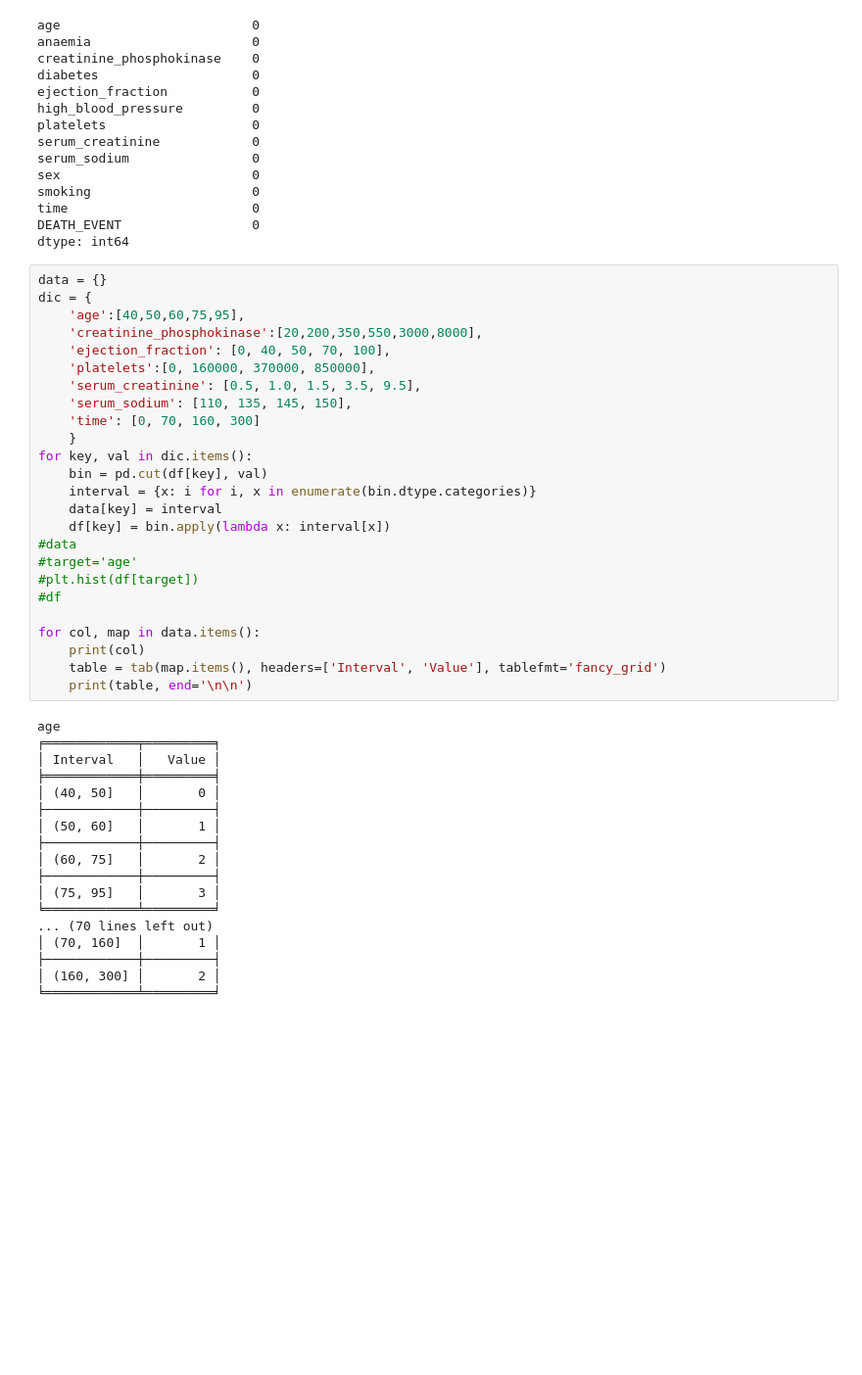
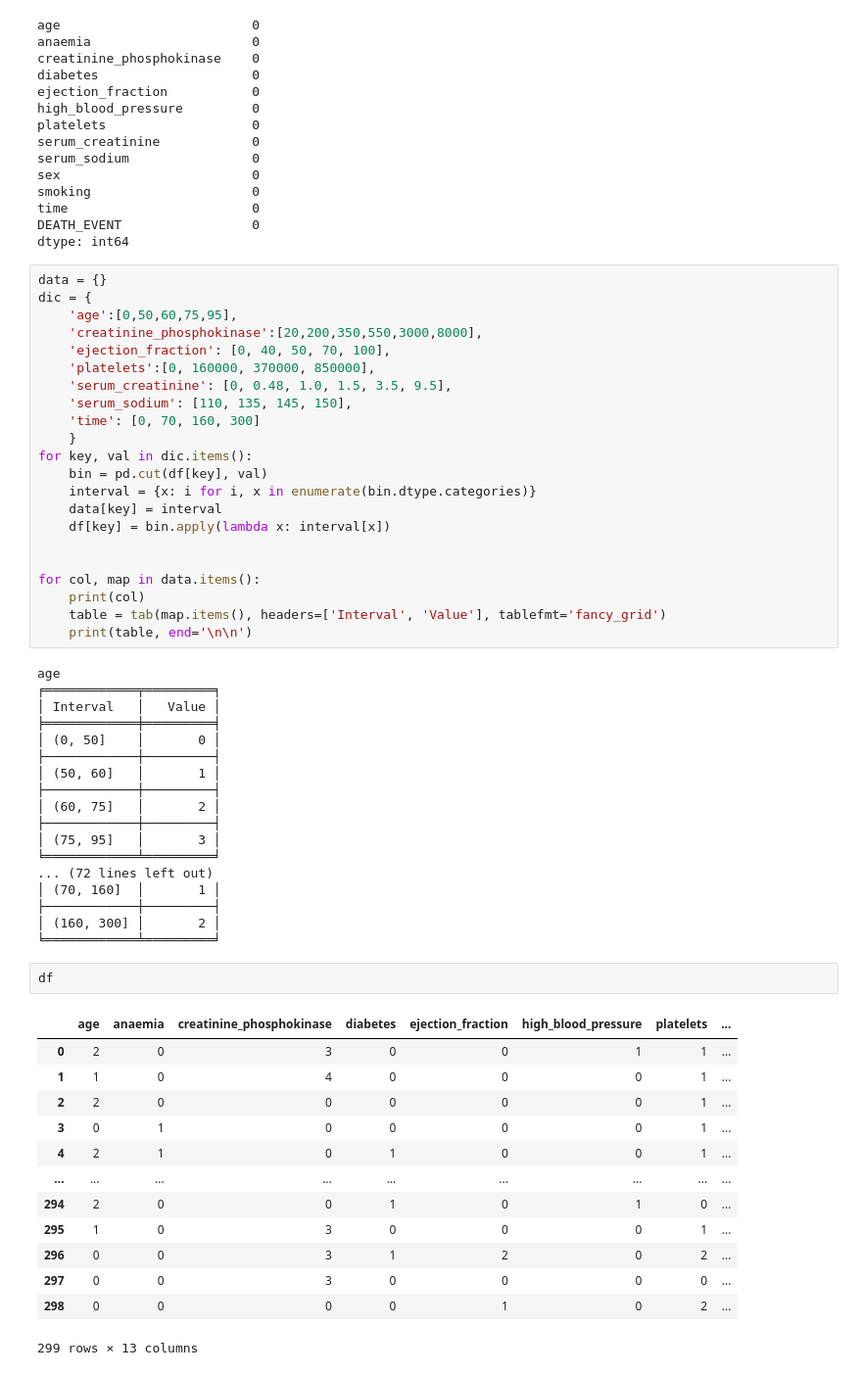
Before and after one commit to PtrTella/BayesianNetwork, a Jupyter notebook: CLASSIFY.ipynb, the cells around one changed output. Shown at 98% size. Saved outputs shown, nothing was run; the diff lists cells and outputs as text; blank space fills up the shorter version.

```diff
--- a/CLASSIFY.ipynb
+++ b/CLASSIFY.ipynb
@@ -89,11 +90,11 @@ dtype: int64
 # %%
 data = {}
 dic = {
-    'age':[40,50,60,75,95],
+    'age':[0,50,60,75,95],
     'creatinine_phosphokinase':[20,200,350,550,3000,8000],
     'ejection_fraction': [0, 40, 50, 70, 100],
     'platelets':[0, 160000, 370000, 850000],
-    'serum_creatinine': [0.5, 1.0, 1.5, 3.5, 9.5],
+    'serum_creatinine': [0, 0.48, 1.0, 1.5, 3.5, 9.5],
     'serum_sodium': [110, 135, 145, 150],
     'time': [0, 70, 160, 300]
     }
@@ -102,10 +103,7 @@ for key, val in dic.items():
     interval = {x: i for i, x in enumerate(bin.dtype.categories)}
     data[key] = interval
     df[key] = bin.apply(lambda x: interval[x])
-#data
-#target='age'
-#plt.hist(df[target])
-#df
+
 
 for col, map in data.items():
     print(col)
@@ -116,7 +114,7 @@ age
 ╒════════════╤═════════╕
 │ Interval   │   Value │
 ╞════════════╪═════════╡
-│ (40, 50]   │       0 │
+│ (0, 50]    │       0 │
 ├────────────┼─────────┤
 │ (50, 60]   │       1 │
 ├────────────┼─────────┤
@@ -124,8 +122,24 @@ age
 ├────────────┼─────────┤
 │ (75, 95]   │       3 │
 ╘════════════╧═════════╛
-... (70 lines left out)
+... (72 lines left out)
 │ (70, 160]  │       1 │
 ├────────────┼─────────┤
 │ (160, 300] │       2 │
 ╘════════════╧═════════╛
+# %%
+df
+# %% [output]
+|  | age | anaemia | creatinine_phosphokinase | diabetes | ejection_fraction | high_blood_pressure | platelets | ... |
+| 0 | 2 | 0 | 3 | 0 | 0 | 1 | 1 | ... |
+| 1 | 1 | 0 | 4 | 0 | 0 | 0 | 1 | ... |
+| 2 | 2 | 0 | 0 | 0 | 0 | 0 | 1 | ... |
+| 3 | 0 | 1 | 0 | 0 | 0 | 0 | 1 | ... |
+| 4 | 2 | 1 | 0 | 1 | 0 | 0 | 1 | ... |
+| ... | ... | ... | ... | ... | ... | ... | ... | ... |
+| 294 | 2 | 0 | 0 | 1 | 0 | 1 | 0 | ... |
+| 295 | 1 | 0 | 3 | 0 | 0 | 0 | 1 | ... |
+| 296 | 0 | 0 | 3 | 1 | 2 | 0 | 2 | ... |
+| 297 | 0 | 0 | 3 | 0 | 0 | 0 | 0 | ... |
+| 298 | 0 | 0 | 0 | 0 | 1 | 0 | 2 | ... |
+299 rows × 13 columns
```
Also changed, not shown: parts of 7 cells of this notebook.
